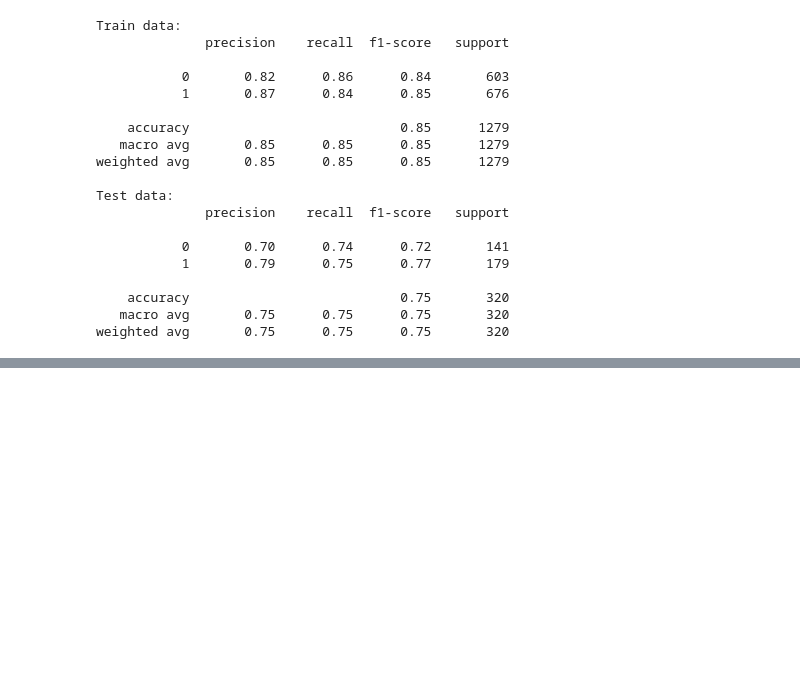
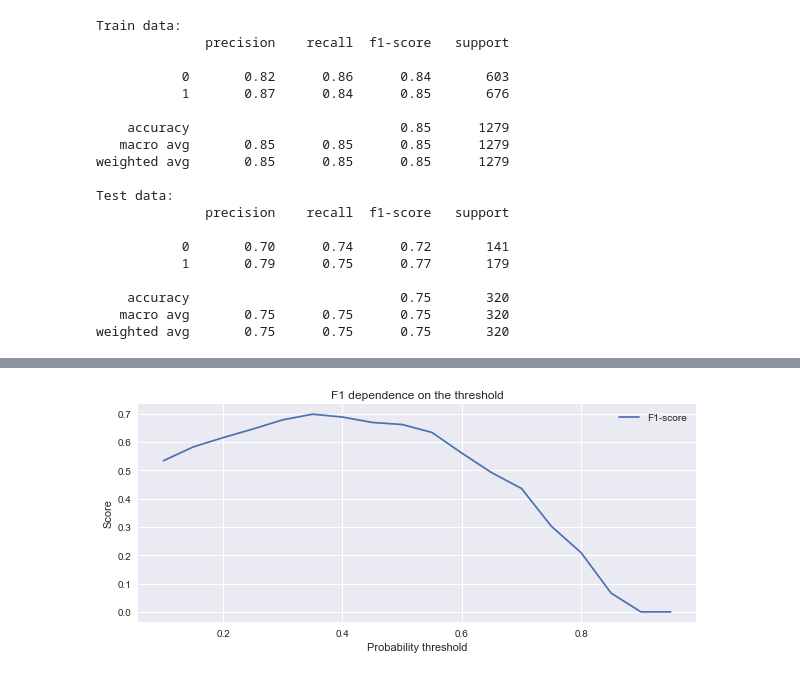
Before and after one commit to Terr14/SF_DS, a Jupyter notebook: SkillFactory/ML-3. Обучение с учителем, классификация/ML-3. Обучение с учителем, классификация.ipynb, the cells around one changed output, grey strips where cells are left out. Cells and saved outputs as stored; diff of their text form; code cells hidden in the pictures; blank space fills up the shorter version.

```diff
--- a/SkillFactory/ML-3. Обучение с учителем, классификация/ML-3. Обучение с учителем, классификация.ipynb
+++ b/SkillFactory/ML-3. Обучение с учителем, классификация/ML-3. Обучение с учителем, классификация.ipynb
@@ -2842,0 +2880,11 @@ weighted avg       0.75      0.75      0.75       320
+# %%
+X = churn_data.drop("Exited", axis=1)
+y = churn_data["Exited"]
+# %%
+X_train, X_test, y_train, y_test = train_test_split(X_scaled, y, stratify=y, random_state=0)
+
+print('Train shape: {}'.format(X_train.shape))
+print('Test shape: {}'.format(X_test.shape))
+
+# Train shape: (1881, 12)
+# Test shape: (628, 12)
@@ -2842,0 +3017,30 @@ weighted avg       0.75      0.75      0.75       320
+# %%
+#Считаем вероятности ухода клиента
+#Нас интересует только вероятность класса (второй столбец)
+y_test_proba_pred = rf_clf.predict_proba(X_test)[:, 1]
+#Для удобства завернем numpy-массив в pandas Series
+y_test_proba_pred = pd.Series(y_test_proba_pred)
+#Создадим списки, в которых будем хранить значения метрик
+f1_scores = []
+#Сгенерируем набор вероятностных порогов в диапазоне от 0.1 до 1
+thresholds = np.arange(0.1, 1, 0.05)
+#В цикле будем перебирать сгенерированные пороги
+for threshold in thresholds:
+    #Пациентов, для которых вероятность наличия диабета > threshold относим к классу 1
+    #В противном случае - к классу 0
+    y_test_pred = y_test_proba_pred.apply(lambda x: 1 if x>threshold else 0)
+    #Считаем метрики и добавляем их в списки
+    f1_scores.append(metrics.f1_score(y_test, y_test_pred))
+
+#Визуализируем метрики при различных threshold
+fig, ax = plt.subplots(figsize=(10, 4)) #фигура + координатная плоскость
+
+#Строим линейный график зависимости F1 от threshold
+ax.plot(thresholds, f1_scores, label='F1-score')
+#Даем графику название и подписи осям
+ax.set_title('F1 dependence on the threshold')
+ax.set_xlabel('Probability threshold')
+ax.set_ylabel('Score')
+ax.legend();
+# %% [output]
+[figure, added]
```
Also changed, not shown: parts of 12 cells of this notebook, 6 other files.
